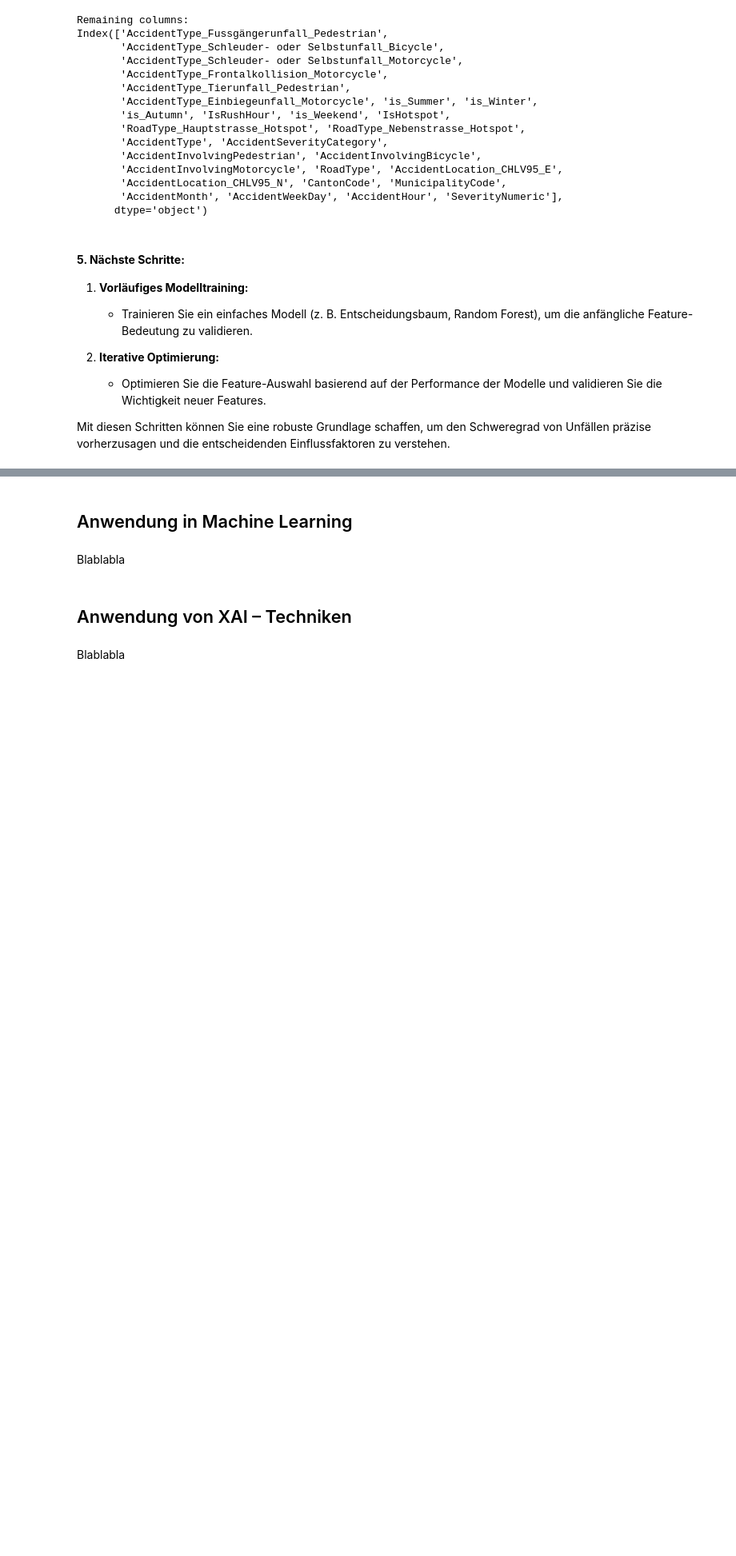
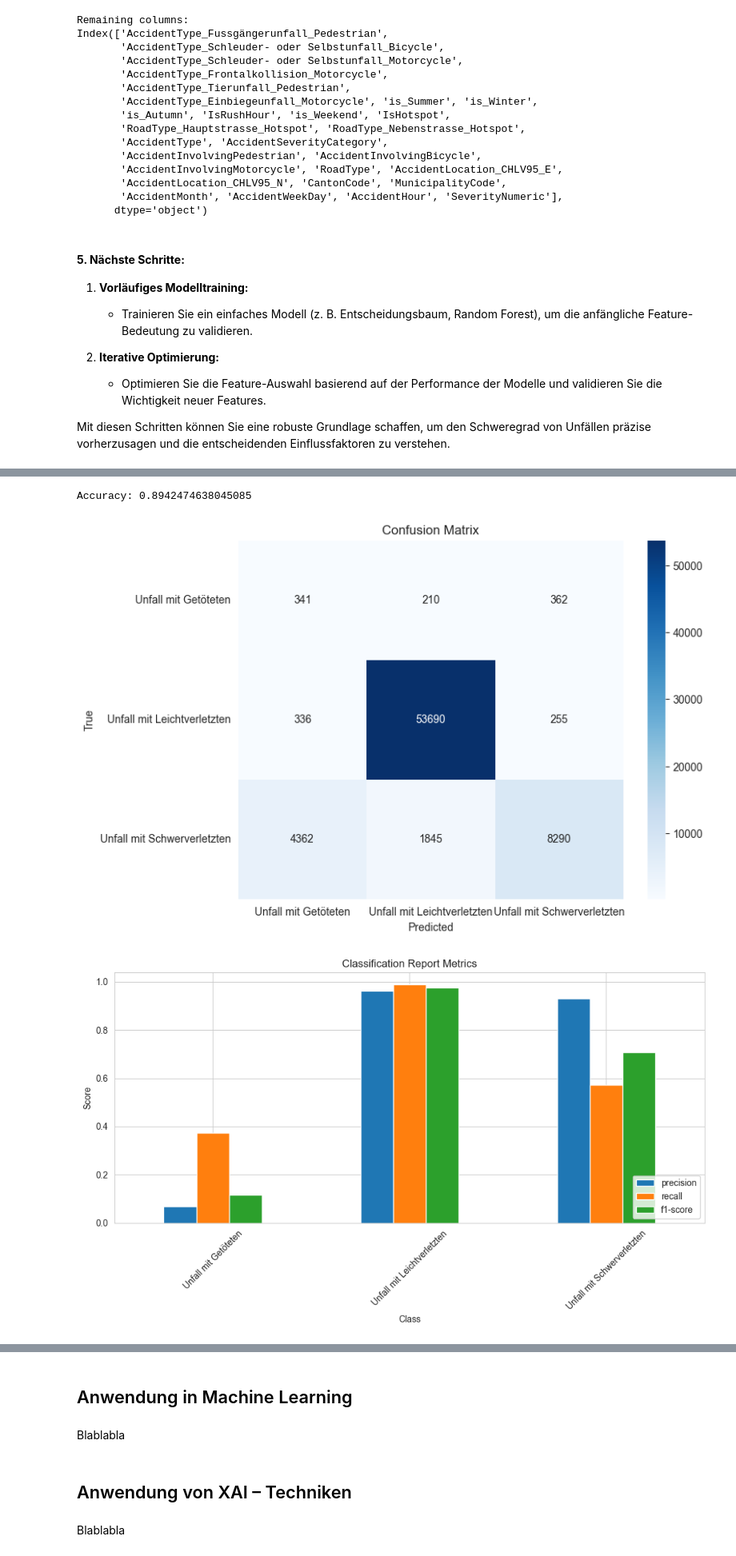
Before and after one commit to dominiqueulrixh/Verkehrsunfaellanalyse, a Jupyter notebook: Verkehrsunfallanalyse.ipynb, the cells around one changed output, grey strips where cells are left out. Shown at 80% size. Saved outputs shown, nothing was run; the diff lists cells and outputs as text; code cells hidden in the pictures; blank space fills up the shorter version.

Commit message:
added modell random forest and decision tree

```diff
--- a/Verkehrsunfallanalyse.ipynb
+++ b/Verkehrsunfallanalyse.ipynb
@@ -1883,0 +1905,80 @@ Mit diesen Schritten können Sie eine robuste Grundlage schaffen, um den Schwere
+# %%
+import pandas as pd
+import matplotlib.pyplot as plt
+import seaborn as sns
+from sklearn.model_selection import train_test_split
+from sklearn.ensemble import RandomForestClassifier
+from sklearn.metrics import (
+    classification_report,
+    accuracy_score,
+    confusion_matrix,
+    ConfusionMatrixDisplay
+)
+
+# Laden des Datasets
+df_path = "df_final.csv"  # Pfad zur CSV-Datei
+df = pd.read_csv(df_path)
+
+# Definieren der Features und Zielvariable
+categorical_columns = [
+    "AccidentType_Fussgängerunfall_Pedestrian",
+    "AccidentType_Schleuder- oder Selbstunfall_Bicycle",
+    "AccidentType_Schleuder- oder Selbstunfall_Motorcycle",
+    "AccidentType_Frontalkollision_Motorcycle",
+    "AccidentType_Tierunfall_Pedestrian",
+    "AccidentType_Einbiegeunfall_Motorcycle",
+    "is_Summer",
+    "is_Winter",
+    "is_Autumn",
+    "IsRushHour",
+    "is_Weekend",
+    "IsHotspot",
+    "RoadType_Hauptstrasse_Hotspot",
+    "RoadType_Nebenstrasse_Hotspot",
+]
+target_column = "AccidentSeverityCategory"
+
+X = df[categorical_columns]
+y = df[target_column]
+
+# Aufteilen in Trainings- und Testdaten
+X_train, X_test, y_train, y_test = train_test_split(X, y, test_size=0.3, random_state=42, stratify=y)
+
+# Trainieren des Random-Forest-Modells mit Gewichtung
+model = RandomForestClassifier(n_estimators=100, random_state=42, class_weight="balanced")
+model.fit(X_train, y_train)
+
+# Vorhersagen auf den Testdaten
+y_pred = model.predict(X_test)
+
+# Evaluieren des Modells
+accuracy = accuracy_score(y_test, y_pred)
+conf_matrix = confusion_matrix(y_test, y_pred)
+class_report = classification_report(y_test, y_pred, output_dict=True)
+
+# 1. Genauigkeit anzeigen
+print("Accuracy:", accuracy)
+
+# 2. Konfusionsmatrix als Heatmap darstellen
+plt.figure(figsize=(8, 6))
+sns.heatmap(conf_matrix, annot=True, fmt="d", cmap="Blues", xticklabels=model.classes_, yticklabels=model.classes_)
+plt.title("Confusion Matrix")
+plt.xlabel("Predicted")
+plt.ylabel("True")
+plt.show()
+
+# 3. Klassifikationsbericht visualisieren
+report_df = pd.DataFrame(class_report).transpose()
+report_df = report_df[:-3]  # Remove avg/total rows
+report_df[["precision", "recall", "f1-score"]].plot(kind="bar", figsize=(10, 6))
+plt.title("Classification Report Metrics")
+plt.ylabel("Score")
+plt.xlabel("Class")
+plt.xticks(rotation=45)
+plt.legend(loc="lower right")
+plt.tight_layout()
+plt.show()
+# %% [output]
+Accuracy: 0.8942474638045085
+[figure, added]
+[figure, added]
```
Also changed, not shown: parts of 40 cells of this notebook.
